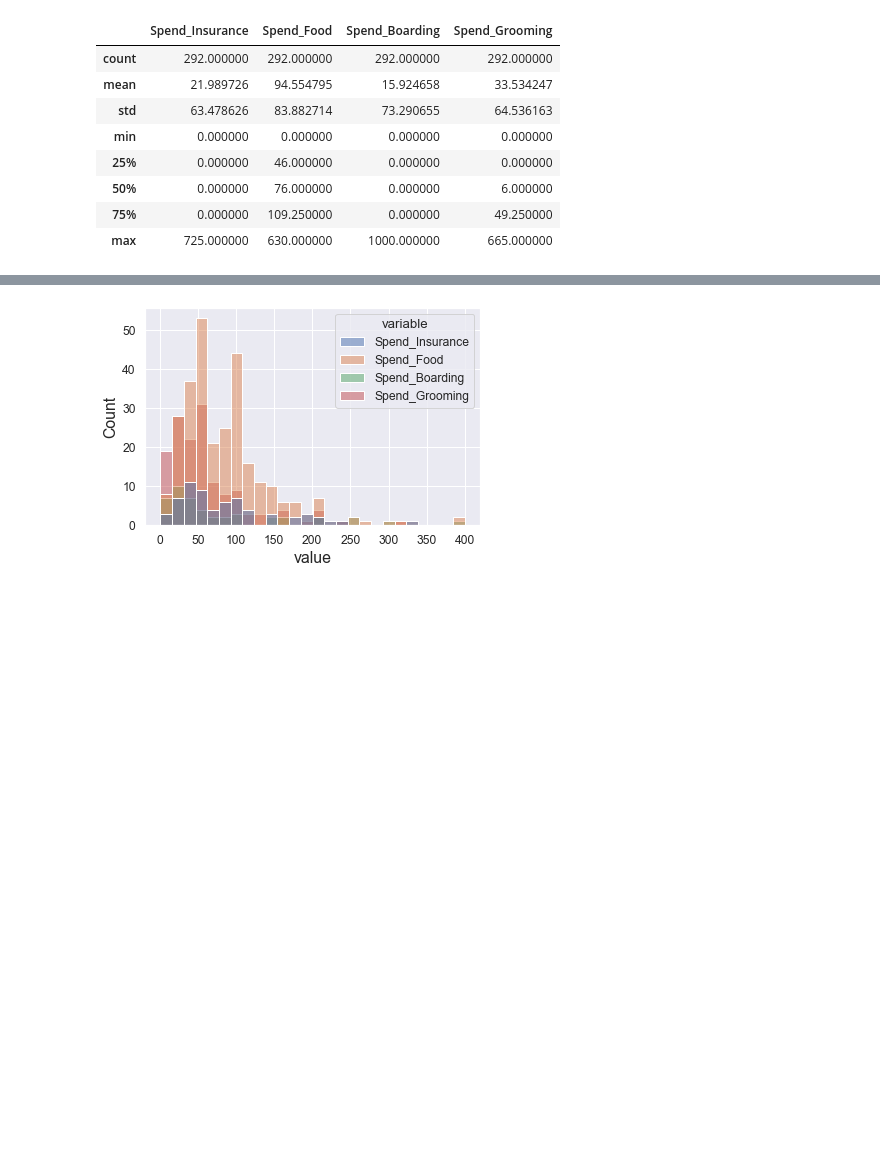
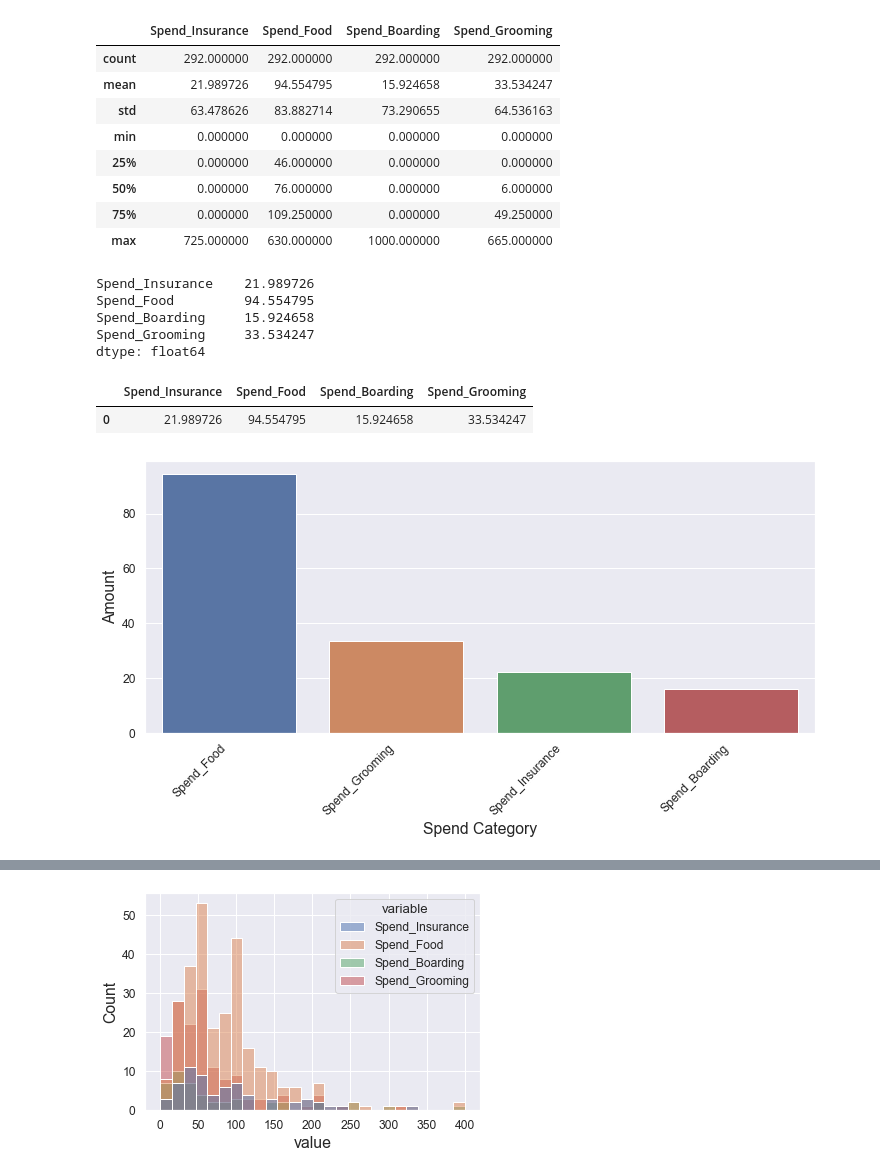
Before and after one commit to markhary/emba912_survey, a Jupyter notebook: ruby.ipynb, the cells around one changed output, grey strips where cells are left out. Saved outputs shown, nothing was run; the diff lists cells and outputs as text; code cells hidden in the pictures; blank space fills up the shorter version.

```diff
--- a/ruby.ipynb
+++ b/ruby.ipynb
@@ -346,3 +376,28 @@ survey_data[columns].describe()
 | 50% | 0.000000 | 76.000000 | 0.000000 | 6.000000 |
 | 75% | 0.000000 | 109.250000 | 0.000000 | 49.250000 |
 | max | 725.000000 | 630.000000 | 1000.000000 | 665.000000 |
+# %%
+survey_data[columns].describe()
+means = survey_data[columns].mean()
+means_df = pd.DataFrame(columns=means.index).append(means, ignore_index=True)
+
+display(means)
+display(means_df)
+
+fig = plt.figure(figsize=(12,5))
+chart = sns.barplot(x=means_df.columns, y=means_df.values.flatten(),
+                    order=means_df.sort_values(by=0, axis=1, ascending=False));
+chart.set_xlabel("Spend Category");
+chart.set_ylabel("Amount");
+rotate_xlabels(chart)
+increase_axes(chart)
+save_figure(chart.get_figure(), "Spend_Category_Means")
+# %% [output]
+Spend_Insurance    21.989726
+Spend_Food         94.554795
+Spend_Boarding     15.924658
+Spend_Grooming     33.534247
+dtype: float64
+|  | Spend_Insurance | Spend_Food | Spend_Boarding | Spend_Grooming |
+| 0 | 21.989726 | 94.554795 | 15.924658 | 33.534247 |
+[figure, added]
```
Also changed, not shown: parts of 12 cells of this notebook, 53 other files.
